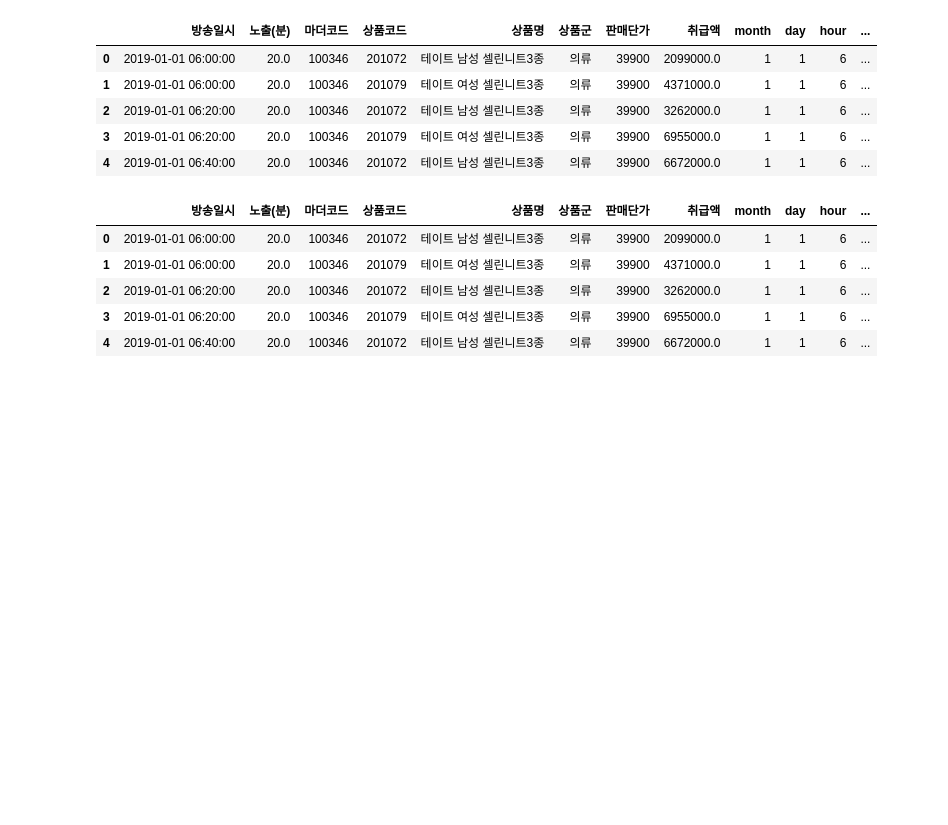
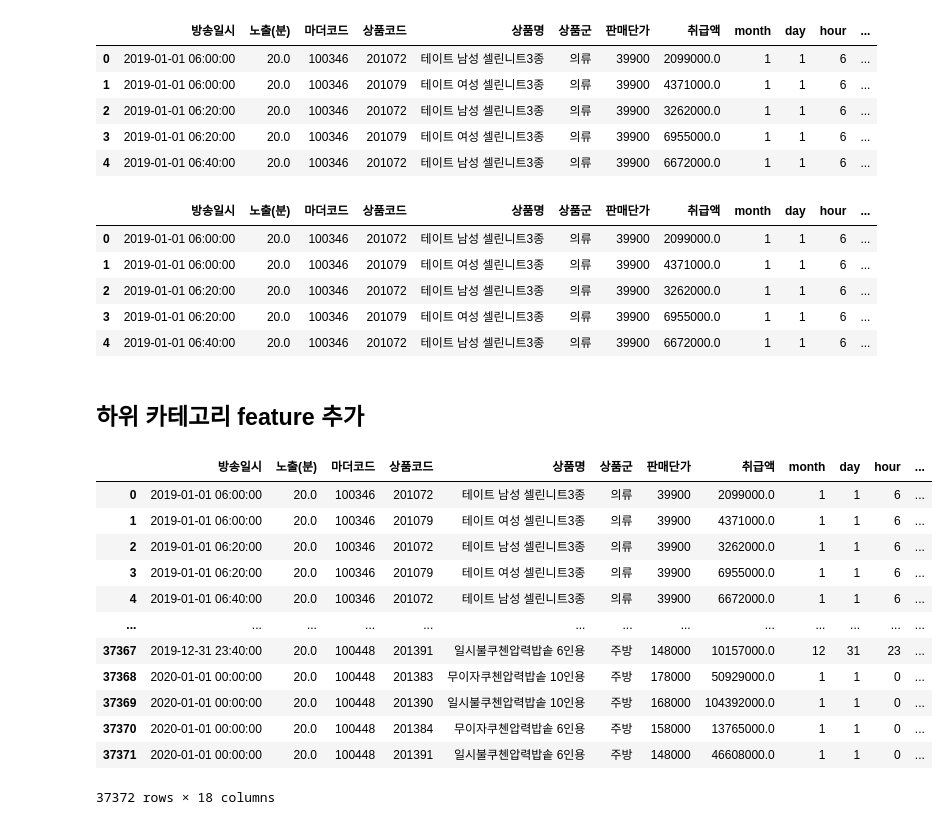
Before and after one commit to narijeong/bigcontest2020, a Jupyter notebook: data_pre_processing.ipynb, the cells around one changed output. Cells and saved outputs as stored; diff of their text form; code cells hidden in the pictures; blank space fills up the shorter version.

```diff
--- a/data_pre_processing.ipynb
+++ b/data_pre_processing.ipynb
@@ -169,3 +169,5 @@ sales.head()
 | 2 | 2019-01-01 06:20:00 | 20.0 | 100346 | 201072 | 테이트 남성 셀린니트3종 | 의류 | 39900 | 3262000.0 | 1 | 1 | 6 | ... |
 | 3 | 2019-01-01 06:20:00 | 20.0 | 100346 | 201079 | 테이트 여성 셀린니트3종 | 의류 | 39900 | 6955000.0 | 1 | 1 | 6 | ... |
 | 4 | 2019-01-01 06:40:00 | 20.0 | 100346 | 201072 | 테이트 남성 셀린니트3종 | 의류 | 39900 | 6672000.0 | 1 | 1 | 6 | ... |
+# %% [markdown]
+## 하위 카테고리 feature 추가
@@ -171,0 +178,2 @@ sales.head()
+# %%
+sales['하위상품군'] = None
@@ -171,0 +184,16 @@ sales.head()
+# %%
+sales
+# %% [output]
+|  | 방송일시 | 노출(분) | 마더코드 | 상품코드 | 상품명 | 상품군 | 판매단가 | 취급액 | month | day | hour | ... |
+| 0 | 2019-01-01 06:00:00 | 20.0 | 100346 | 201072 | 테이트 남성 셀린니트3종 | 의류 | 39900 | 2099000.0 | 1 | 1 | 6 | ... |
+| 1 | 2019-01-01 06:00:00 | 20.0 | 100346 | 201079 | 테이트 여성 셀린니트3종 | 의류 | 39900 | 4371000.0 | 1 | 1 | 6 | ... |
+| 2 | 2019-01-01 06:20:00 | 20.0 | 100346 | 201072 | 테이트 남성 셀린니트3종 | 의류 | 39900 | 3262000.0 | 1 | 1 | 6 | ... |
+| 3 | 2019-01-01 06:20:00 | 20.0 | 100346 | 201079 | 테이트 여성 셀린니트3종 | 의류 | 39900 | 6955000.0 | 1 | 1 | 6 | ... |
+| 4 | 2019-01-01 06:40:00 | 20.0 | 100346 | 201072 | 테이트 남성 셀린니트3종 | 의류 | 39900 | 6672000.0 | 1 | 1 | 6 | ... |
+| ... | ... | ... | ... | ... | ... | ... | ... | ... | ... | ... | ... | ... |
+| 37367 | 2019-12-31 23:40:00 | 20.0 | 100448 | 201391 | 일시불쿠첸압력밥솥 6인용 | 주방 | 148000 | 10157000.0 | 12 | 31 | 23 | ... |
+| 37368 | 2020-01-01 00:00:00 | 20.0 | 100448 | 201383 | 무이자쿠첸압력밥솥 10인용 | 주방 | 178000 | 50929000.0 | 1 | 1 | 0 | ... |
+| 37369 | 2020-01-01 00:00:00 | 20.0 | 100448 | 201390 | 일시불쿠첸압력밥솥 10인용 | 주방 | 168000 | 104392000.0 | 1 | 1 | 0 | ... |
+| 37370 | 2020-01-01 00:00:00 | 20.0 | 100448 | 201384 | 무이자쿠첸압력밥솥 6인용 | 주방 | 158000 | 13765000.0 | 1 | 1 | 0 | ... |
+| 37371 | 2020-01-01 00:00:00 | 20.0 | 100448 | 201391 | 일시불쿠첸압력밥솥 6인용 | 주방 | 148000 | 46608000.0 | 1 | 1 | 0 | ... |
+37372 rows × 18 columns
```
Also changed, not shown: parts of 3 cells of this notebook.
